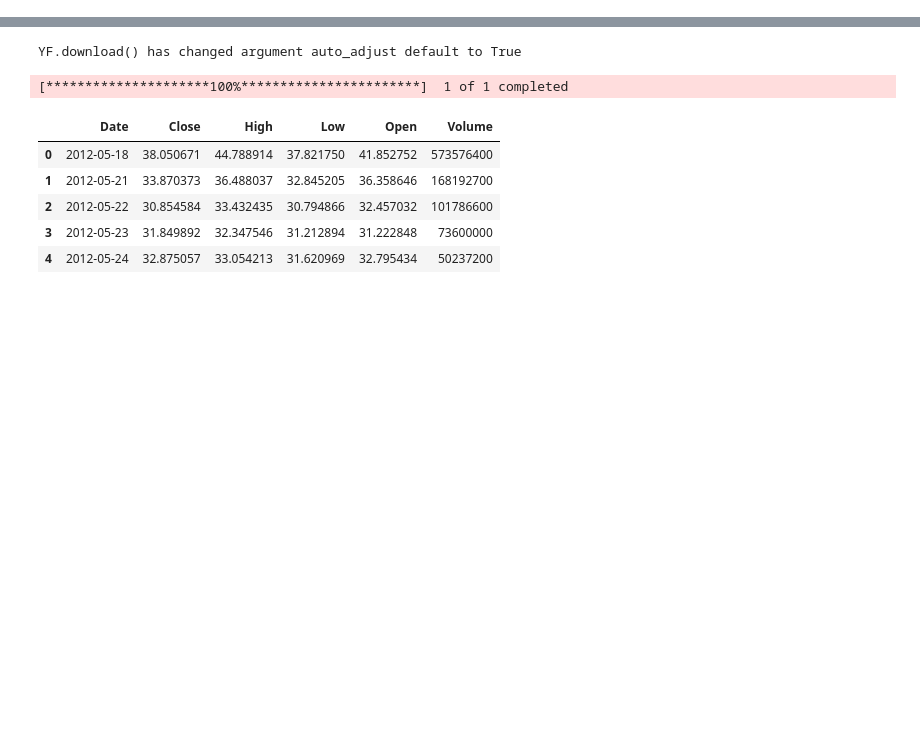
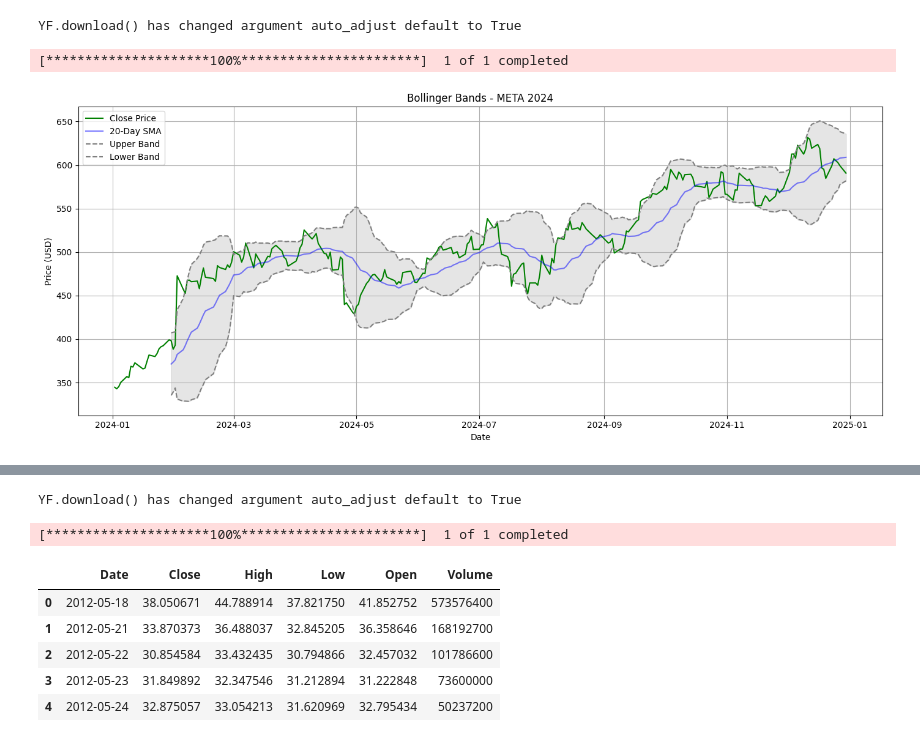
Before and after one commit to KarthikeyanBaskaran/FinancialAnalytics, a Jupyter notebook: Financial_Analytics.ipynb, the cells around one changed output, grey strips where cells are left out. Cells and saved outputs as stored; diff of their text form; code cells hidden in the pictures; blank space fills up the shorter version.

```diff
--- a/Financial_Analytics.ipynb
+++ b/Financial_Analytics.ipynb
@@ -2,0 +14,32 @@
+# %%
+# Download Meta stock price data for 2024
+meta = yf.download("META", start="2024-01-01", end="2024-12-31")
+
+# Calculate 20-day Simple Moving Average and Standard Deviation
+window = 20
+meta['SMA20'] = meta['Close'].rolling(window=window).mean()
+meta['STD20'] = meta['Close'].rolling(window=window).std()
+
+# Calculate Bollinger Bands
+meta['UpperBand'] = meta['SMA20'] + 2 * meta['STD20']
+meta['LowerBand'] = meta['SMA20'] - 2 * meta['STD20']
+# %% [output]
+YF.download() has changed argument auto_adjust default to True
+[*********************100%***********************]  1 of 1 completed
+# %%
+# Plot the Bollinger Bands
+plt.figure(figsize=(14, 6))
+plt.plot(meta['Close'], label='Close Price', color='green')
+plt.plot(meta['SMA20'], label='20-Day SMA', color='blue',alpha=0.5)
+plt.plot(meta['UpperBand'], label='Upper Band', color='grey', linestyle='--')
+plt.plot(meta['LowerBand'], label='Lower Band', color='grey', linestyle='--')
+plt.fill_between(meta.index, meta['UpperBand'], meta['LowerBand'], color='gray', alpha=0.2)
+plt.title('Bollinger Bands - META 2024')
+plt.xlabel('Date')
+plt.ylabel('Price (USD)')
+plt.legend()
+plt.grid(True)
+plt.tight_layout()
+plt.show()
+# %% [output]
+[figure, added]
```
Also changed, not shown: parts of 4 cells of this notebook.
